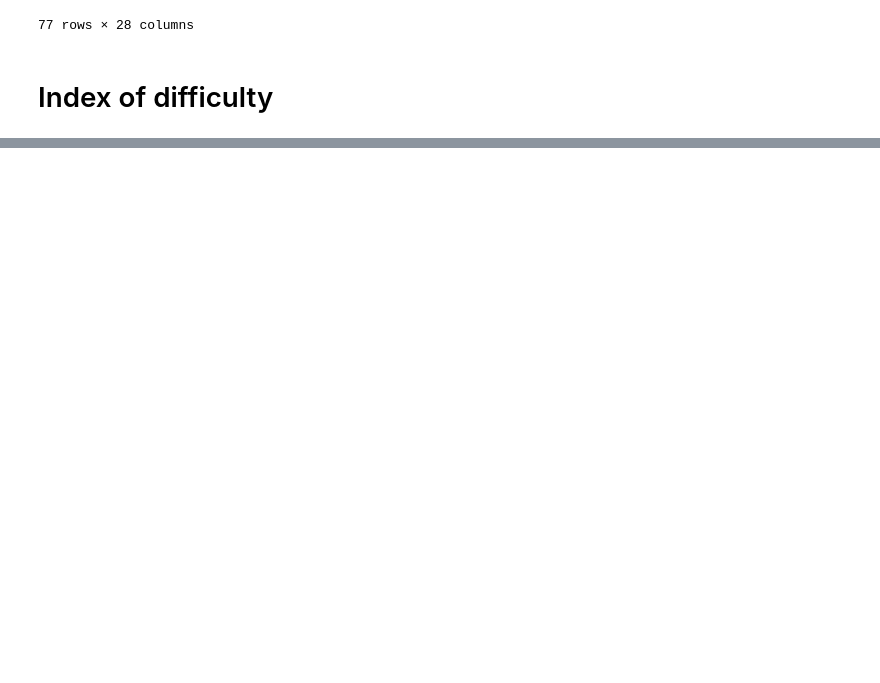
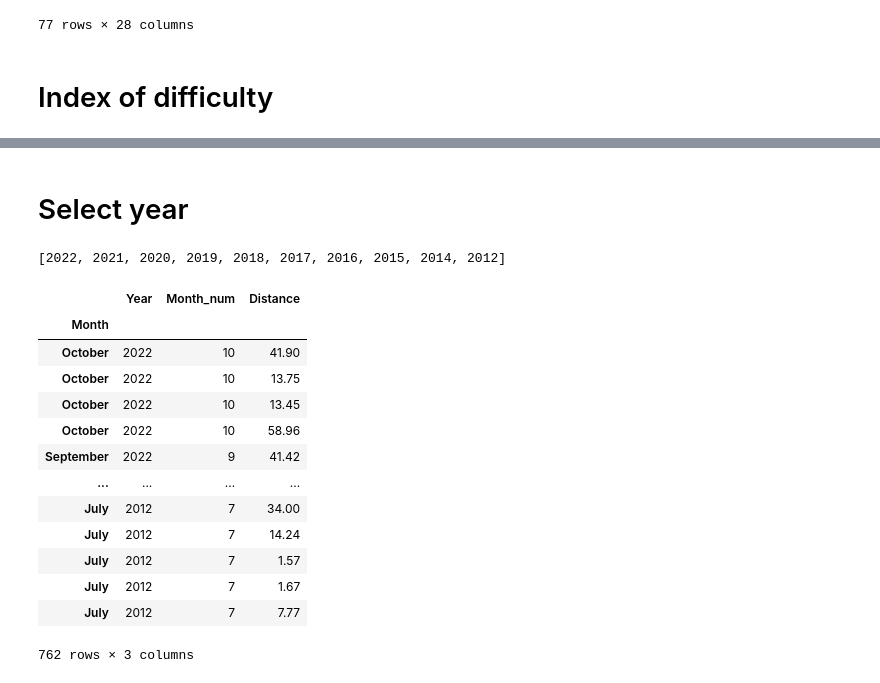
Before and after one commit to RadimJedlicka/my_garmin_data, a Jupyter notebook: cycling_activities.ipynb, the cells around one changed output, grey strips where cells are left out. Saved outputs shown, nothing was run; the diff lists cells and outputs as text; code cells hidden in the pictures; blank space fills up the shorter version.

```diff
--- a/cycling_activities.ipynb
+++ b/cycling_activities.ipynb
@@ -13,6 +14,9 @@ df['Date'] = pd.to_datetime(df['Date'])
 df['Time'].to_timestamp
 df['Moving_Time'] = pd.to_timedelta(df['Moving_Time'])
 df['Elapsed_Time'] = pd.to_timedelta(df['Elapsed_Time'])
+df['Year'] = pd.to_datetime(df['Date']).dt.year
+df['Month'] = pd.to_datetime(df['Date']).dt.month_name()
+df['Month_num'] = pd.to_datetime(df['Date']).dt.month
 # %%
 df
 # %% [output]
@@ -404,3 +409,5 @@ Difficulty.head(20)
 | 484 | Mountain Biking | 2018-07-19 16:02:00 | Lipová-lázně Nekategorizováno | 11.02 | 0 days 01:05:12 | 336 | Rockhopper | 3.049 |
 | 117 | Road Cycling | 2021-09-04 11:28:00 | Prato allo Stelvio Silniční cykli... | 63.53 | 0 days 03:44:48 | 1882 | Roubaix | 2.962 |
 | 502 | Road Cycling | 2018-05-09 09:38:00 | Caldaro sulla Strada del Vino Nek... | 121.90 | 0 days 07:23:21 | 3603 | Roubaix | 2.956 |
+# %% [markdown]
+# Select year
@@ -406,0 +416,23 @@ Difficulty.head(20)
+# %%
+list_of_years
+# %% [output]
+[2022, 2021, 2020, 2019, 2018, 2017, 2016, 2015, 2014, 2012]
+# %%
+selection = df[['Year', 'Month', 'Month_num', 'Distance']]
+selection.set_index('Month', inplace=True)
+selection
+# %% [output]
+|  | Year | Month_num | Distance |
+| Month |  |  |  |
+| October | 2022 | 10 | 41.90 |
+| October | 2022 | 10 | 13.75 |
+| October | 2022 | 10 | 13.45 |
+| October | 2022 | 10 | 58.96 |
+| September | 2022 | 9 | 41.42 |
+| ... | ... | ... | ... |
+| July | 2012 | 7 | 34.00 |
+| July | 2012 | 7 | 14.24 |
+| July | 2012 | 7 | 1.57 |
+| July | 2012 | 7 | 1.67 |
+| July | 2012 | 7 | 7.77 |
+762 rows × 3 columns
```
Also changed, not shown: parts of 11 cells of this notebook, 9 other files.
